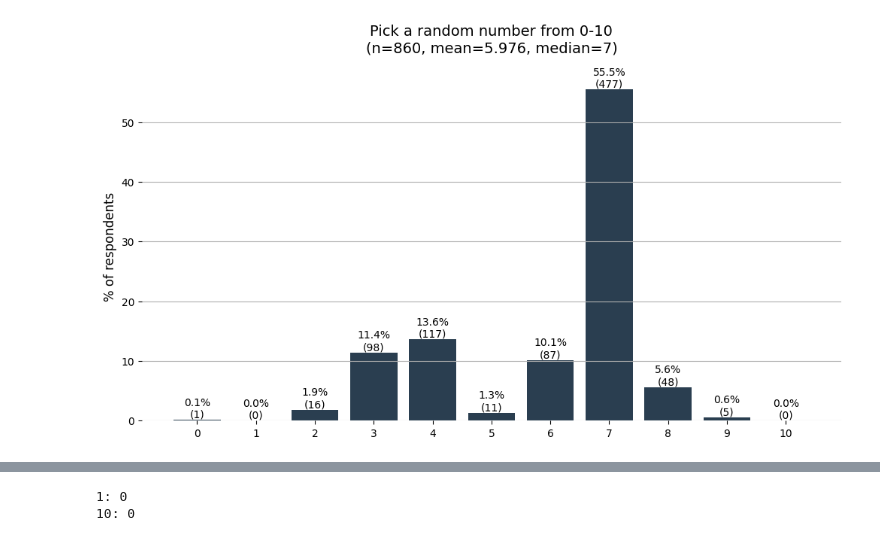
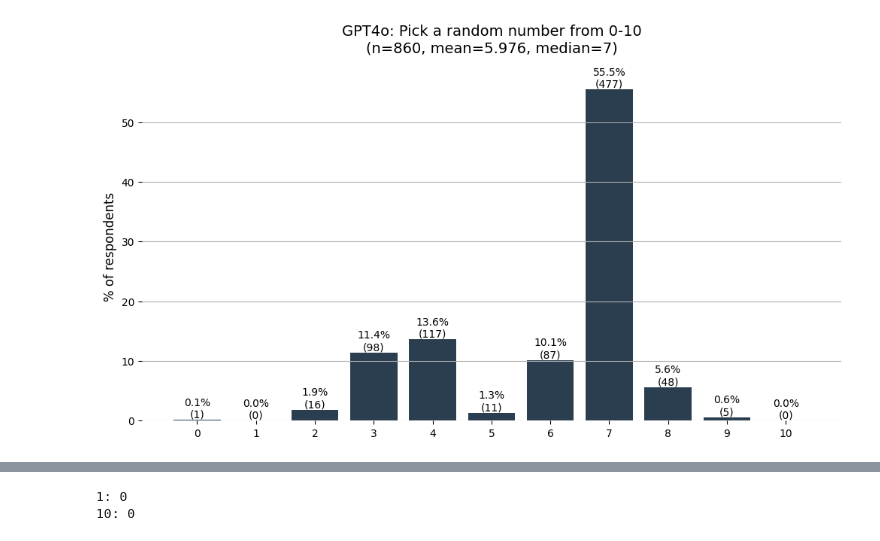
Before and after one commit to aadityaubhat/LLM_experiments, a Jupyter notebook: random_numbers/analysis.ipynb, the cells around one changed output, grey strips where cells are left out. Saved outputs shown, nothing was run; the diff lists cells and outputs as text; code cells hidden in the pictures.

```diff
--- a/random_numbers/analysis.ipynb
+++ b/random_numbers/analysis.ipynb
@@ -45,32 +47,32 @@ percentages = {k: (v / total_count) * 100 for k, v in sorted_counts.items()}
 plt.figure(figsize=(12, 6))
 bars = plt.bar(list(percentages.keys()), list(percentages.values()), color='#2A3E50')  # Dark blue color
 
 # Adding text labels on the bars
 for bar in bars:
     height = bar.get_height()
     number = int(bar.get_x() + bar.get_width() / 2.0)  # Calculate the corresponding number
     plt.text(bar.get_x() + bar.get_width() / 2.0, height,
              f'{height:.1f}%\n({sorted_counts[number]})', ha='center', va='bottom')
 
 
 # Setting the formatting to match the provided image
-plt.title('Pick a random number from 0-10\n(n={}, mean={}, median={})'.format(
+plt.title('GPT4o: Pick a random number from 0-10\n(n={}, mean={}, median={})'.format(
     total_count, round(sum(random_numbers_oaat) / total_count, 3), sorted(random_numbers_oaat)[len(random_numbers_oaat) // 2]), fontsize=14, pad=20)
 
 # Removing the box around the plot
 plt.gca().spines['top'].set_visible(False)
 plt.gca().spines['right'].set_visible(False)
 plt.gca().spines['left'].set_visible(False)
 plt.gca().spines['bottom'].set_visible(False)
 
 # Adding horizontal grid lines only for the y-axis
 plt.gca().yaxis.grid(True)
 
 plt.ylabel('% of respondents', fontsize=12)
 plt.xlabel('')
 plt.xticks(ticks=range(11), labels=range(11))
 
 # Show the plot
 plt.show()
 # %% [output]
-[figure, old version]
+[figure, new version]
```
Also changed, not shown: parts of 4 cells of this notebook, 1 other file.
